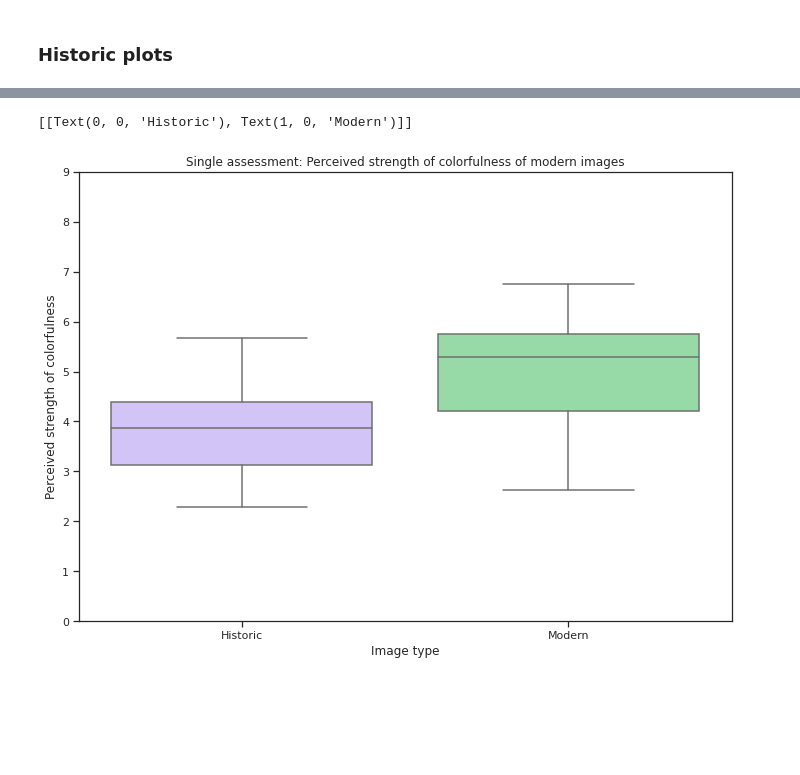
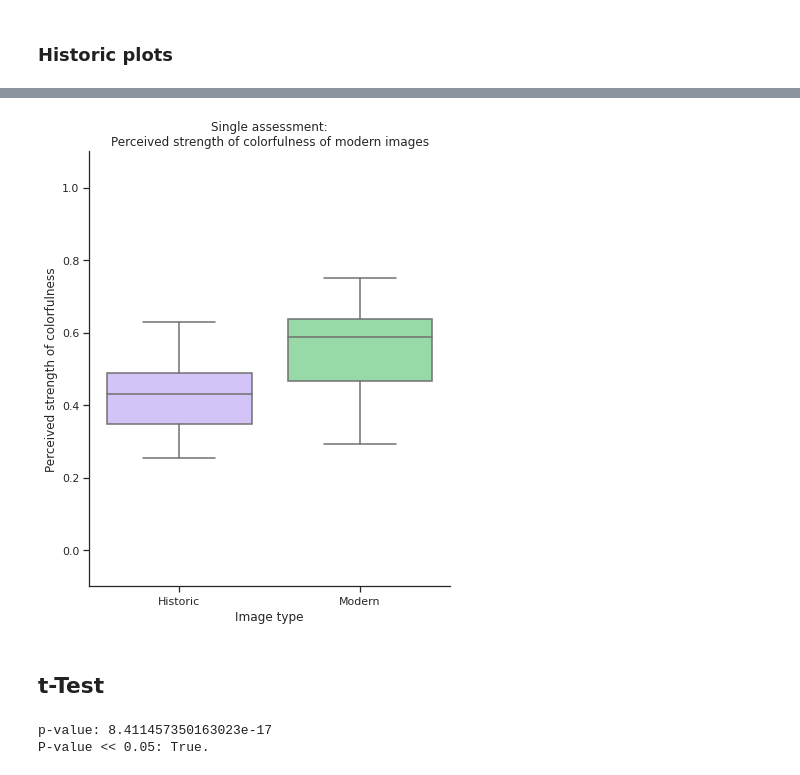
Before and after one commit to Thrrym/PerceptionAndImageQuality, a Jupyter notebook: analysis/single.ipynb, the cells around one changed output, grey strips where cells are left out. Cells and saved outputs as stored; diff of their text form; code cells hidden in the pictures; blank space fills up the shorter version.

```diff
--- a/analysis/single.ipynb
+++ b/analysis/single.ipynb
@@ -46,0 +64,2 @@ for index, path in enumerate(single_result_files_paths):
+# %%
+df['type'] = [s[0] for s in df['id'].tolist()]
@@ -92,8 +122,8 @@ for row in df.index:
 # %% [markdown]
 Scale chroma values to [0, 9] range. And assert result.
 # %%
-df['chroma'] = np.array(df['chroma'].tolist()) * (9/100)
+# df['chroma'] = np.array(df['chroma'].tolist()) * (9/100)
 
-assert max(df['chroma']) <= 9
-assert min(df['chroma']) >= 0
+# assert max(df['chroma']) <= 9
+# assert min(df['chroma']) >= 0
 # %% [markdown]
@@ -103,3 +130,0 @@ Simplify image names: Remove suffix. Sort the dataframe by image name.
-# %%
-df['test_image'] = [s.split('_')[0] for s in df['test_image'].tolist()]
-df = df.sort_values(by='test_image', ascending=True, key=lambda col: [int(img[1:]) for img in col])
@@ -196,11 +207,13 @@ NameError: name 'd' is not defined
 # %%
 means = []
-for img in df_historic["test_image"].unique():
-    means.append((img, "H", np.mean(df_historic[df_historic["test_image"] == img])["response"]))
+for img in df[df["type"] == "H"]["id"].unique():
+    means.append((img, "H", np.mean(df[df["id"] == img]["normalise"])))
 
-for img in df_modern["test_image"].unique():
-    means.append((img, "I", np.mean(df_modern[df_modern["test_image"] == img])["response"]))
+for img in df[df["type"] == "I"]["id"].unique():
+    means.append((img, "I", np.mean(df[df["id"] == img]["normalise"])))
 
 df_mean = pd.DataFrame(means)
-df_mean.columns = ["test_image", "type", "mean"]
-df_mean
+df_mean.columns = ["id", "type", "mean"]
+
+# Check new dataframe with one image id.
+assert np.isclose(np.mean(df[df["id"] == "I01"]["normalise"]), df_mean[df_mean["id"] == "I01"]["mean"])
@@ -225,24 +220,33 @@ df_mean
 # %%
-g = sns.boxplot(x="type", y="mean", palette=["m", "g"], data=df_mean)
+g = sns.boxplot(
+    x="type",
+    y="mean",
+    palette=[sns_palette_historic[0], sns_palette_modern[0]],
+    data=df_mean
+)
+
 #g.set(title="Single assessment: Mean of historic and modern images")
-g.figure.set_size_inches(11.7, 8.27)
+g.figure.set_size_inches(sns_half_plot_size)
 
 
 #g.set_axis_labels("Image type", "Perceived strength of colorfulness")
 #g.fig.set_size_inches(11.7, 8.27)
-g.set(title="Single assessment: Perceived strength of colorfulness of modern images")
+g.set(title="Single assessment:\nPerceived strength of colorfulness of modern images")
 
-g.set(ylim = (0,9))
+g.set(ylim = sns_ylim)
 
 #g.set(ylim = (0,max_factor))
 
 #g.set_axis_labels("Image", "Chroma factor")
 
 g.set_xlabel("Image type")
 g.set_ylabel("Perceived strength of colorfulness")
 #g.set_axis_labels("Image type", "Chroma factor")
 #g.set_ylim((0,max_factor))
 g.set(xticklabels=["Historic", "Modern"])
+sns.despine()
+g.figure.savefig("single_both.png", dpi=400)
 # %% [output]
-[[Text(0, 0, 'Historic'), Text(1, 0, 'Modern')]]
-[figure, old version]
+[figure, new version]
+# %% [markdown]
+## t-Test
@@ -248,0 +259,8 @@ g.set(xticklabels=["Historic", "Modern"])
+# %%
+tstat, p_value = stats.ttest_ind(historic, modern)
+
+print('p-value:', p_value)
+print(f"P-value << 0.05: {np.less(p_value, 0.05)}.")
+# %% [output]
+p-value: 8.411457350163023e-17
+P-value << 0.05: True.
```
Also changed, not shown: parts of 34 cells of this notebook, 1 other file.
